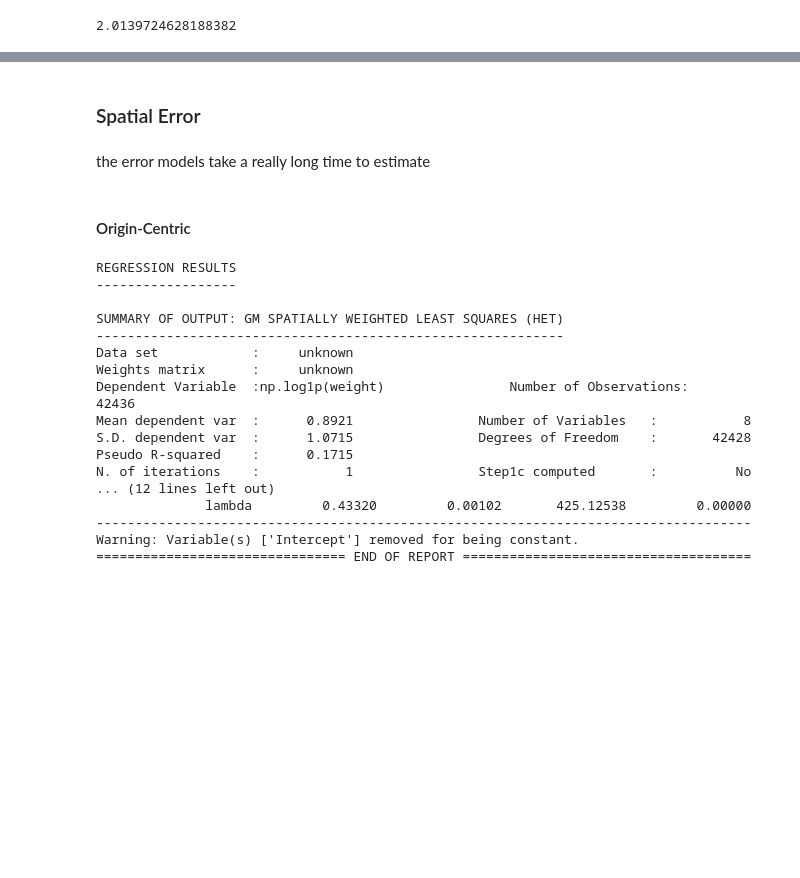
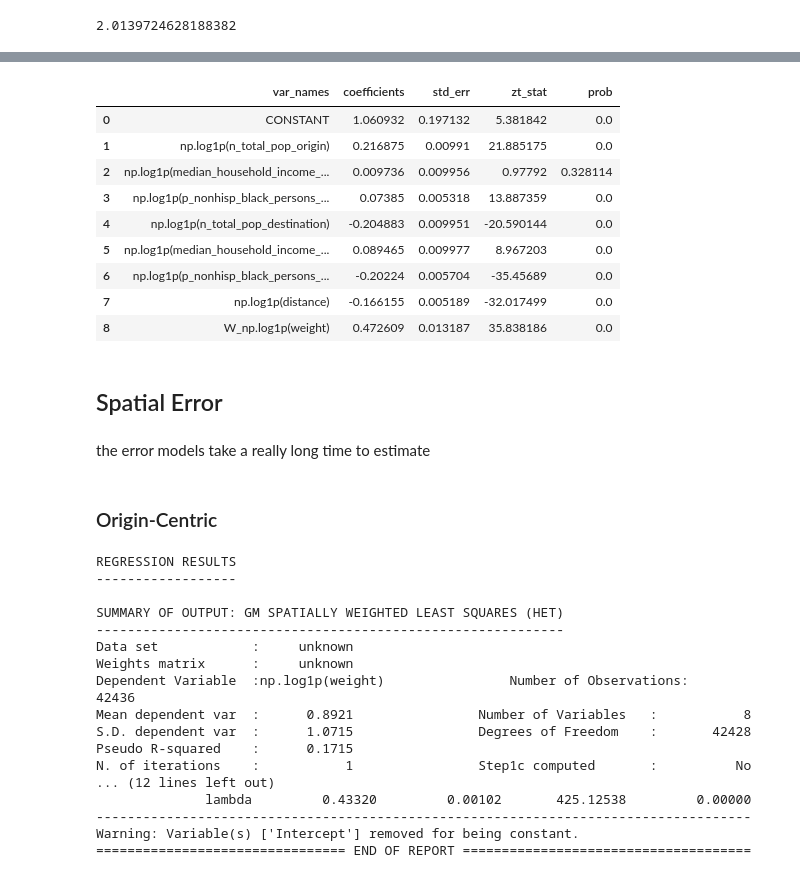
Before and after one commit to knaaptime/workshop-nersa25, a Jupyter notebook: notebooks/03_spatial_dependence.ipynb, the cells around one changed output, grey strips where cells are left out. Saved outputs shown, nothing was run; the diff lists cells and outputs as text; code cells hidden in the pictures; blank space fills up the shorter version.

```diff
--- a/notebooks/03_spatial_dependence.ipynb
+++ b/notebooks/03_spatial_dependence.ipynb
@@ -551,9 +577,22 @@ od_flow_lag.output
+# %%
+od_flow_lag.output
+# %% [output]
+|  | var_names | coefficients | std_err | zt_stat | prob |
+| 0 | CONSTANT | 1.060932 | 0.197132 | 5.381842 | 0.0 |
+| 1 | np.log1p(n_total_pop_origin) | 0.216875 | 0.00991 | 21.885175 | 0.0 |
+| 2 | np.log1p(median_household_income_... | 0.009736 | 0.009956 | 0.97792 | 0.328114 |
+| 3 | np.log1p(p_nonhisp_black_persons_... | 0.07385 | 0.005318 | 13.887359 | 0.0 |
+| 4 | np.log1p(n_total_pop_destination) | -0.204883 | 0.009951 | -20.590144 | 0.0 |
+| 5 | np.log1p(median_household_income_... | 0.089465 | 0.009977 | 8.967203 | 0.0 |
+| 6 | np.log1p(p_nonhisp_black_persons_... | -0.20224 | 0.005704 | -35.45689 | 0.0 |
+| 7 | np.log1p(distance) | -0.166155 | 0.005189 | -32.017499 | 0.0 |
+| 8 | W_np.log1p(weight) | 0.472609 | 0.013187 | 35.838186 | 0.0 |
 # %% [markdown]
-### Spatial Error
+## Spatial Error
 # %% [markdown]
 the error models take a really long time to estimate
 # %% [markdown]
-#### Origin-Centric
+### Origin-Centric
 # %%
 flow_error_origin = GMM_Error(y=y, x=x, w=kg)
 # %%
```
Also changed, not shown: parts of 20 cells of this notebook, 17 other files.
